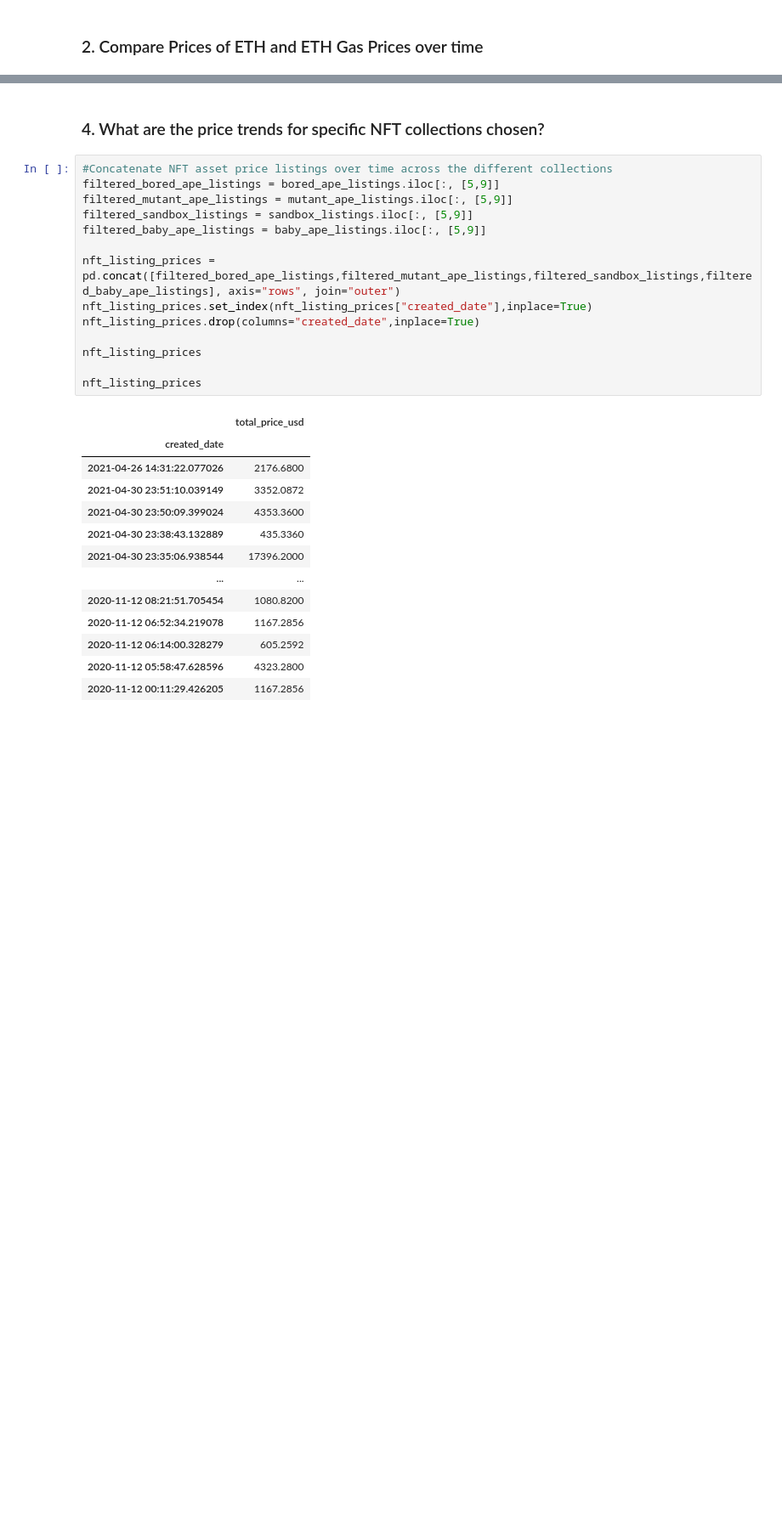
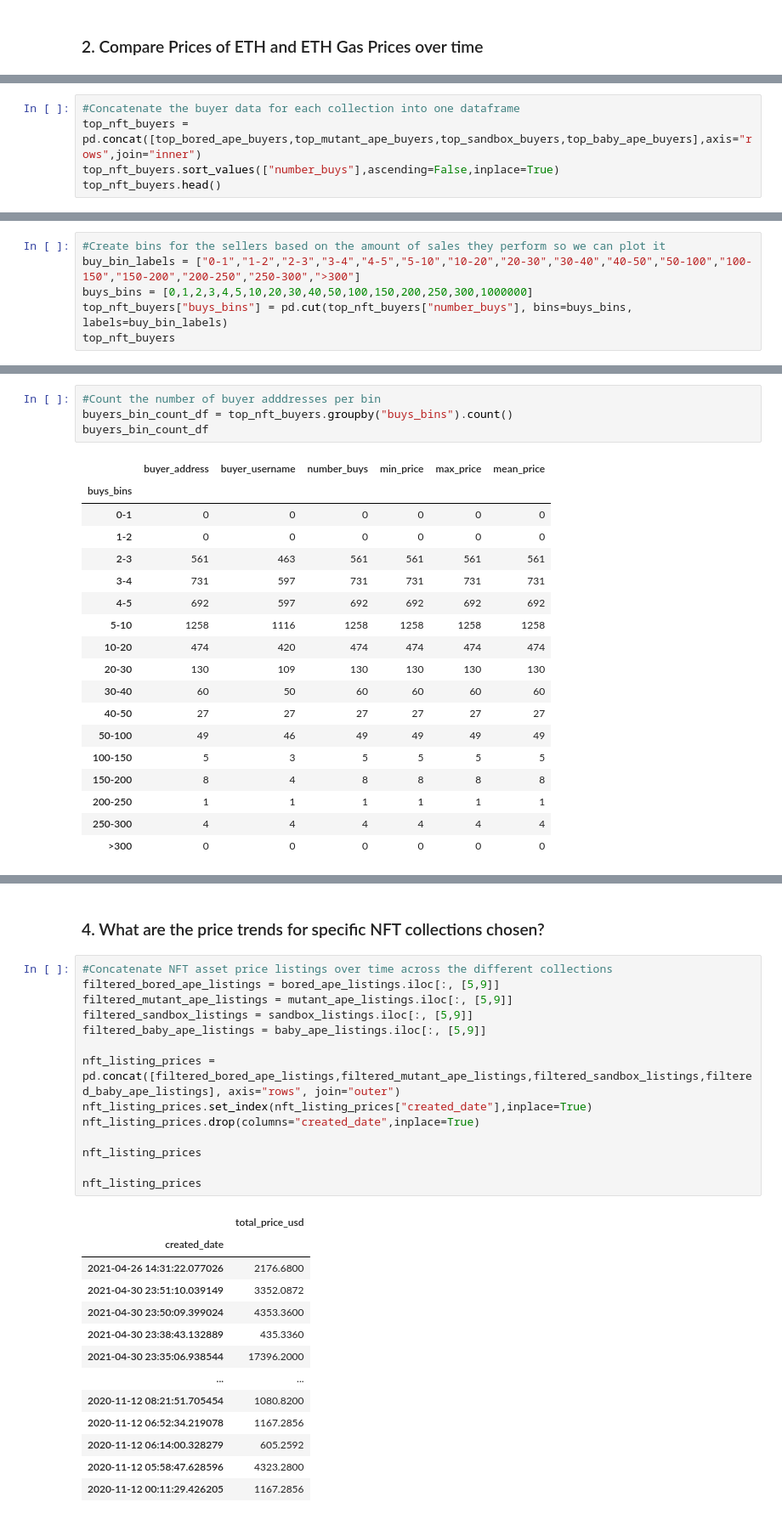
Before and after one commit to bradkaley/NFT_Market_Analysis, a Jupyter notebook: Part_2_Data_Collection_Analysis.ipynb, the cells around one changed output, grey strips where cells are left out. Shown at 85% size. Cells and saved outputs as stored; diff of their text form; blank space fills up the shorter version.

```diff
--- a/Part_2_Data_Collection_Analysis.ipynb
+++ b/Part_2_Data_Collection_Analysis.ipynb
@@ -450,0 +499,5 @@ To answer, look at OpenSea transaction data and clean the data to have the datas
+# %%
+#Concatenate the buyer data for each collection into one dataframe
+top_nft_buyers = pd.concat([top_bored_ape_buyers,top_mutant_ape_buyers,top_sandbox_buyers,top_baby_ape_buyers],axis="rows",join="inner")
+top_nft_buyers.sort_values(["number_buys"],ascending=False,inplace=True)
+top_nft_buyers.head()
@@ -450,0 +511,6 @@ To answer, look at OpenSea transaction data and clean the data to have the datas
+# %%
+#Create bins for the sellers based on the amount of sales they perform so we can plot it
+buy_bin_labels = ["0-1","1-2","2-3","3-4","4-5","5-10","10-20","20-30","30-40","40-50","50-100","100-150","150-200","200-250","250-300",">300"]
+buys_bins = [0,1,2,3,4,5,10,20,30,40,50,100,150,200,250,300,1000000]
+top_nft_buyers["buys_bins"] = pd.cut(top_nft_buyers["number_buys"], bins=buys_bins, labels=buy_bin_labels)
+top_nft_buyers
@@ -450,0 +531,23 @@ To answer, look at OpenSea transaction data and clean the data to have the datas
+# %%
+#Count the number of buyer adddresses per bin
+buyers_bin_count_df = top_nft_buyers.groupby("buys_bins").count()
+buyers_bin_count_df
+# %% [output]
+|  | buyer_address | buyer_username | number_buys | min_price | max_price | mean_price |
+| buys_bins |  |  |  |  |  |  |
+| 0-1 | 0 | 0 | 0 | 0 | 0 | 0 |
+| 1-2 | 0 | 0 | 0 | 0 | 0 | 0 |
+| 2-3 | 561 | 463 | 561 | 561 | 561 | 561 |
+| 3-4 | 731 | 597 | 731 | 731 | 731 | 731 |
+| 4-5 | 692 | 597 | 692 | 692 | 692 | 692 |
+| 5-10 | 1258 | 1116 | 1258 | 1258 | 1258 | 1258 |
+| 10-20 | 474 | 420 | 474 | 474 | 474 | 474 |
+| 20-30 | 130 | 109 | 130 | 130 | 130 | 130 |
+| 30-40 | 60 | 50 | 60 | 60 | 60 | 60 |
+| 40-50 | 27 | 27 | 27 | 27 | 27 | 27 |
+| 50-100 | 49 | 46 | 49 | 49 | 49 | 49 |
+| 100-150 | 5 | 3 | 5 | 5 | 5 | 5 |
+| 150-200 | 8 | 4 | 8 | 8 | 8 | 8 |
+| 200-250 | 1 | 1 | 1 | 1 | 1 | 1 |
+| 250-300 | 4 | 4 | 4 | 4 | 4 | 4 |
+| >300 | 0 | 0 | 0 | 0 | 0 | 0 |
```
Also changed, not shown: parts of 20 cells of this notebook, 8 other files.
